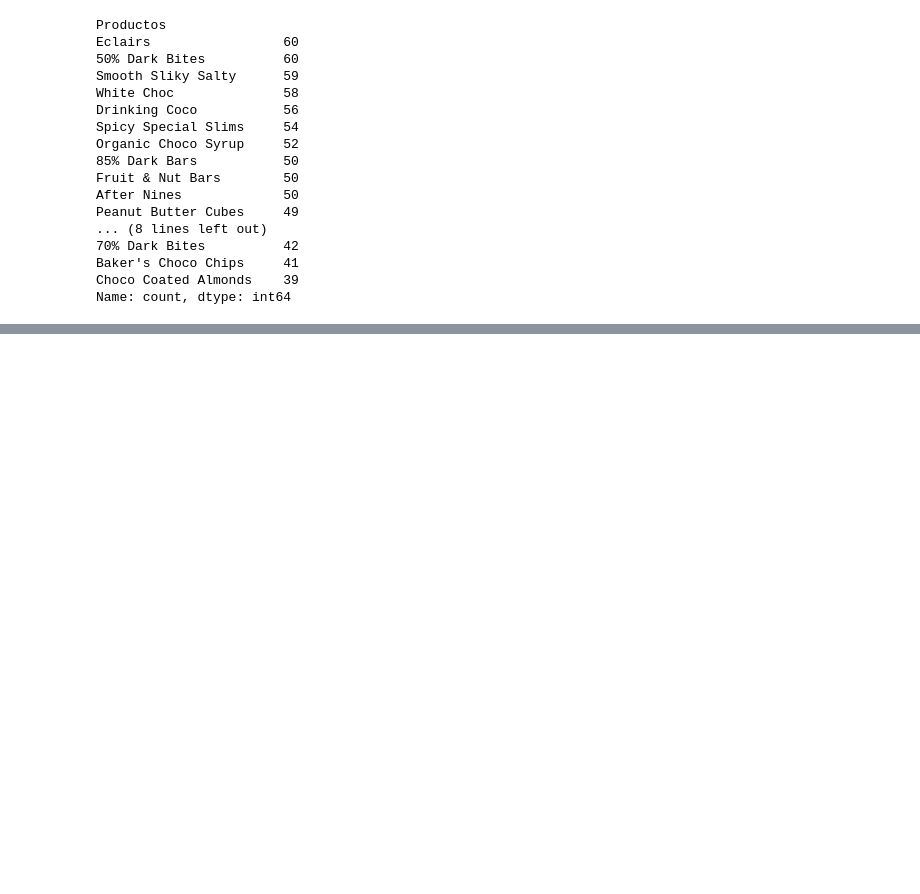
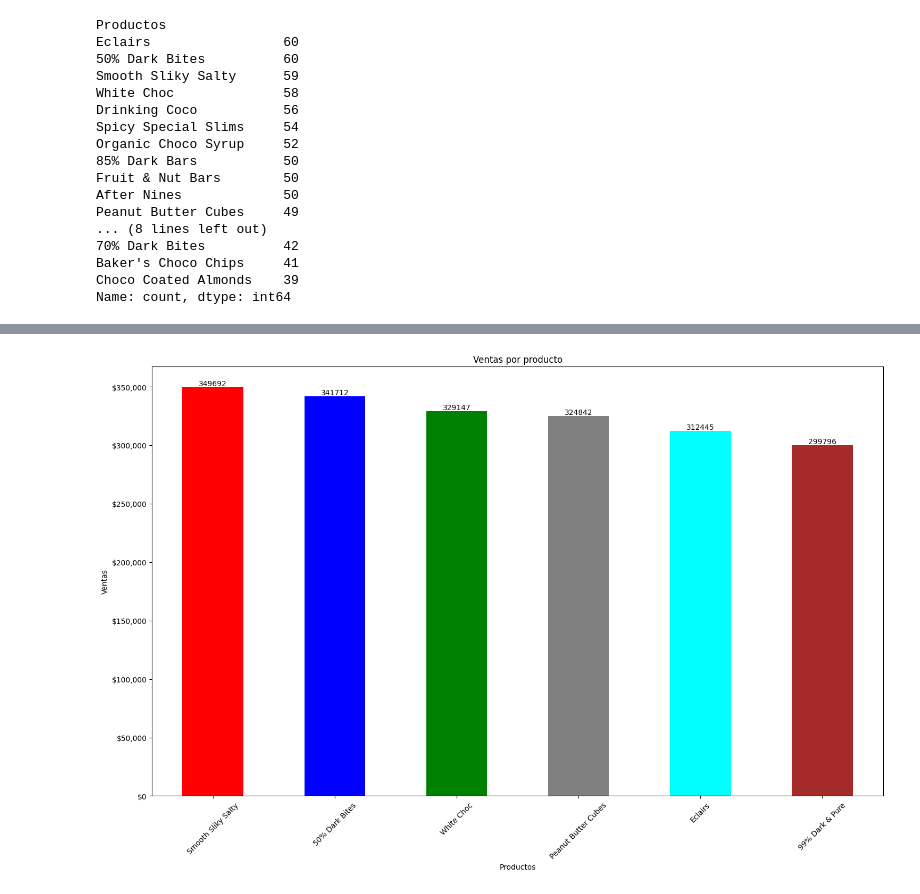
Before and after one commit to Liberato-Mayk/Analisis-chocolate, a Jupyter notebook: analisis-chocolate.ipynb, the cells around one changed output, grey strips where cells are left out. Drawn from its saved outputs; the diff is of its cells as text; code cells hidden in the pictures; blank space fills up the shorter version.

```diff
--- a/analisis-chocolate.ipynb
+++ b/analisis-chocolate.ipynb
@@ -143,0 +178,4 @@ Name: count, dtype: int64
+# %%
+# productos que mas se venden
+ventas_por_producto = data.groupby("Productos")["Monto"].sum().sort_values(ascending=False).head(6)
+ventas_por_producto
@@ -143,0 +191,19 @@ Name: count, dtype: int64
+# %%
+ax = ventas_por_producto.plot(kind="bar", figsize=(15, 10), color=["red", "blue", "green", "gray", "cyan", "brown"])
+
+plt.title("Ventas por producto")
+plt.xlabel("Productos")
+plt.ylabel("Ventas")
+plt.xticks(rotation=45)
+
+# cambiamos los valores del eje y
+ax.yaxis.set_major_formatter(FuncFormatter(lambda x, pos: f'${x:,.0f}'))
+
+# colocamos los valores a cada barra
+for i, valor in enumerate(ventas_por_producto):
+    ax.text(i, valor, f"{valor:.0f}", ha="center", va="bottom")
+
+plt.tight_layout()
+plt.show()
+# %% [output]
+[figure, added]
```
Also changed, not shown: parts of 6 cells of this notebook.
